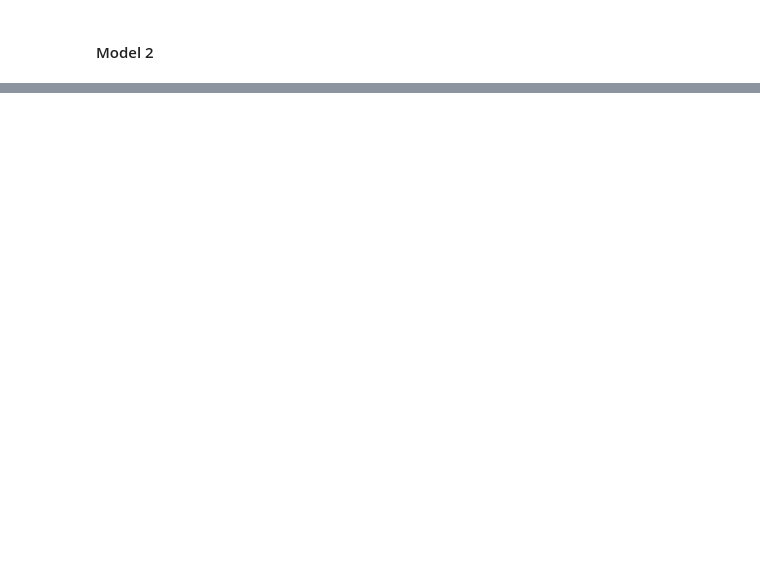
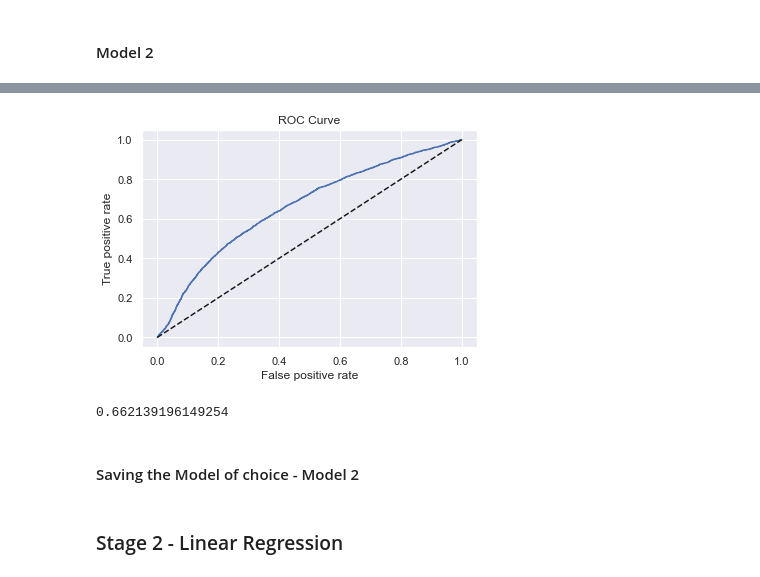
Before and after one commit to Melodie97/Machine-Learning-Projects, a Jupyter notebook: Credit Risk Modelling/Credit_Risk_Modelling-LGD_Model_Estimation.ipynb, the cells around one changed output, grey strips where cells are left out. Drawn from its saved outputs; the diff is of its cells as text; code cells hidden in the pictures; blank space fills up the shorter version.

```diff
--- a/Credit Risk Modelling/Credit Risk Modelling - LGD Model Estimation.ipynb
+++ b/Credit Risk Modelling/Credit_Risk_Modelling-LGD_Model_Estimation.ipynb
@@ -247,0 +351,5 @@ summary_table
+# %%
+df_actual_predicted_probs1 = pd.concat([y_test_temp, pd.DataFrame(pred1)], axis=1)
+df_actual_predicted_probs1.columns = ['lgd_ytest', 'lgd_pred_proba']
+df_actual_predicted_probs1.index = y_test.index
+df_actual_predicted_probs1
@@ -247,0 +370,2 @@ summary_table
+# %%
+df_actual_predicted_probs1['pred'] = np.where(df_actual_predicted_probs1['lgd_pred_proba'] > tr, 1, 0)
@@ -247,0 +391,17 @@ summary_table
+# %%
+fpr, tpr, thresholds = roc_curve(df_actual_predicted_probs1['lgd_ytest'], df_actual_predicted_probs1['lgd_pred_proba'])
+# %%
+plt.plot(fpr, tpr)
+plt.plot(fpr, fpr, linestyle='--', color='k')
+plt.xlabel('False positive rate')
+plt.ylabel('True positive rate')
+plt.title('ROC Curve');
+# %% [output]
+[figure, added]
+# %%
+AUROC = roc_auc_score(df_actual_predicted_probs1['lgd_ytest'], df_actual_predicted_probs1['lgd_pred_proba'])
+AUROC
+# %% [output]
+0.662139196149254
+# %% [markdown]
+#### Saving the Model of choice - Model 2
@@ -247,0 +412,2 @@ summary_table
+# %% [markdown]
+### Stage 2 - Linear Regression
```
Also changed, not shown: parts of 53 cells of this notebook.
